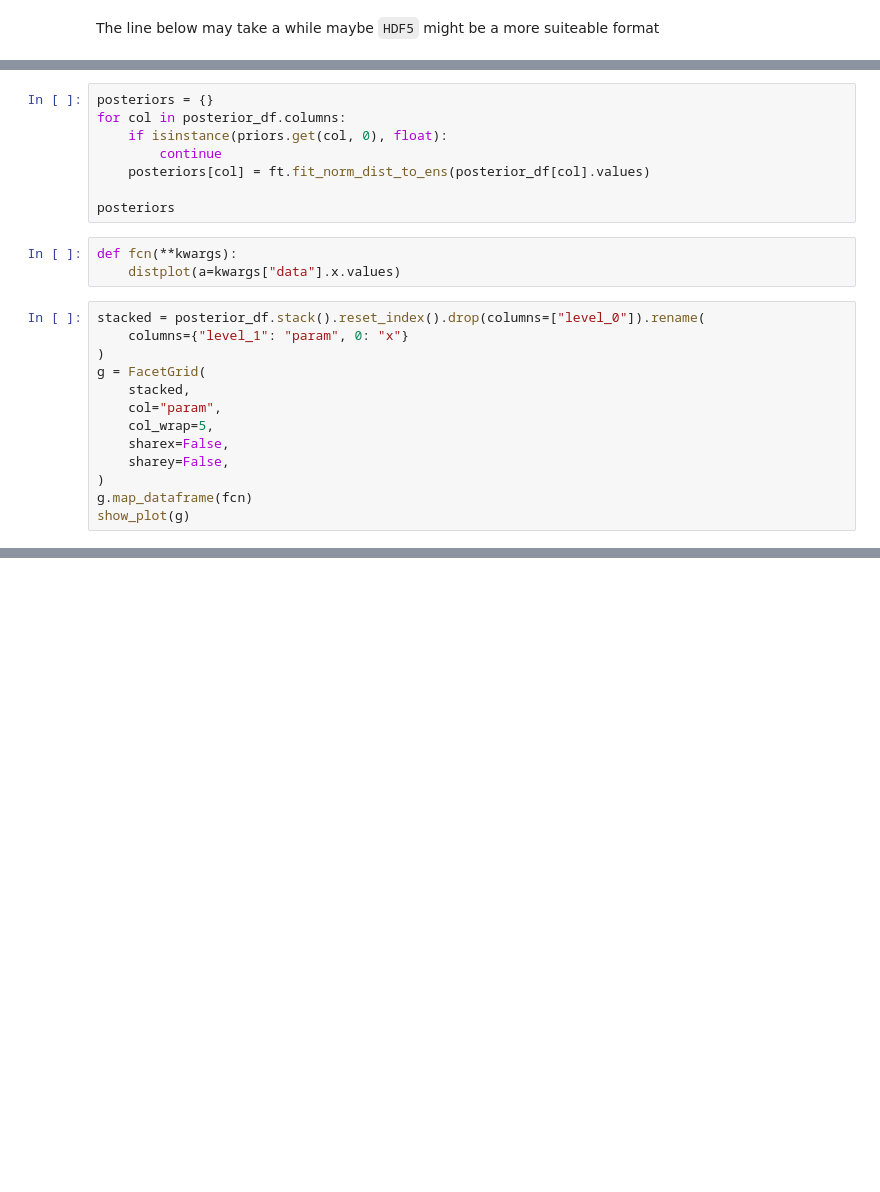
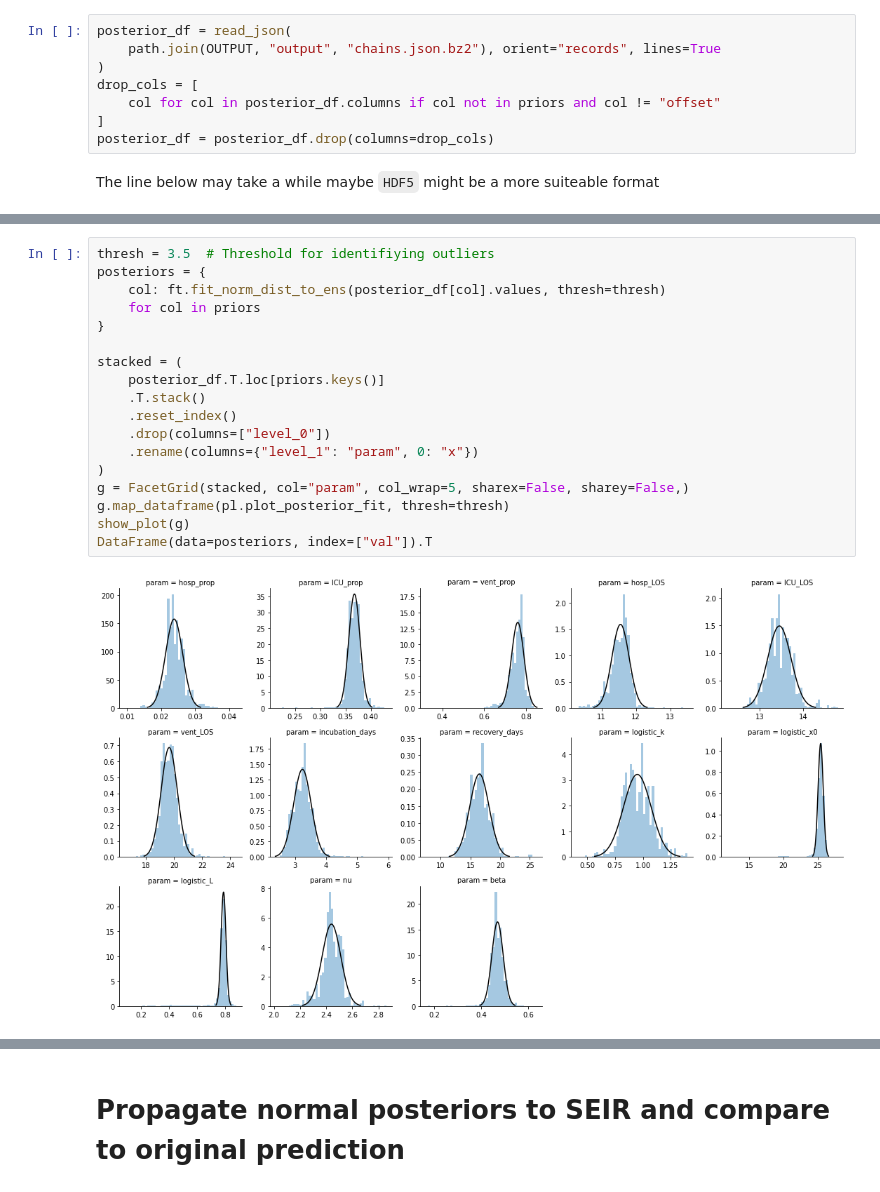
Before and after one commit to pennsignals/bayes-chime, a Jupyter notebook: notebooks/How-to-use-normal-approximations-module.ipynb, the cells around one changed output, grey strips where cells are left out. Drawn from its saved outputs; the diff is of its cells as text; blank space fills up the shorter version.

```diff
--- a/notebooks/How-to-use-normal-approximations-module.ipynb
+++ b/notebooks/How-to-use-normal-approximations-module.ipynb
@@ -47,2 +97,10 @@ show_plot(g)
+# %%
+posterior_df = read_json(
+    path.join(OUTPUT, "output", "chains.json.bz2"), orient="records", lines=True
+)
+drop_cols = [
+    col for col in posterior_df.columns if col not in priors and col != "offset"
+]
+posterior_df = posterior_df.drop(columns=drop_cols)
 # %% [markdown]
 The line below may take a while maybe `HDF5` might be a more suiteable format
@@ -61,24 +116,20 @@ posterior_df.head()
-# %%
-posteriors = {}
-for col in posterior_df.columns:
-    if isinstance(priors.get(col, 0), float):
-        continue
-    posteriors[col] = ft.fit_norm_dist_to_ens(posterior_df[col].values)
-
-posteriors
-# %%
-def fcn(**kwargs):
-    distplot(a=kwargs["data"].x.values)
 # %%
-stacked = posterior_df.stack().reset_index().drop(columns=["level_0"]).rename(
-    columns={"level_1": "param", 0: "x"}
+thresh = 3.5  # Threshold for identifiying outliers
+posteriors = {
+    col: ft.fit_norm_dist_to_ens(posterior_df[col].values, thresh=thresh)
+    for col in priors
+}
+
+stacked = (
+    posterior_df.T.loc[priors.keys()]
+    .T.stack()
+    .reset_index()
+    .drop(columns=["level_0"])
+    .rename(columns={"level_1": "param", 0: "x"})
 )
-g = FacetGrid(
-    stacked,
-    col="param",
-    col_wrap=5,
-    sharex=False,
-    sharey=False,
-)
-g.map_dataframe(fcn)
+g = FacetGrid(stacked, col="param", col_wrap=5, sharex=False, sharey=False,)
+g.map_dataframe(pl.plot_posterior_fit, thresh=thresh)
 show_plot(g)
+DataFrame(data=posteriors, index=["val"]).T
+# %% [output]
+[figure, added]
@@ -84,0 +150,2 @@ show_plot(g)
+# %% [markdown]
+# Propagate normal posteriors to SEIR and compare to original prediction
```
Also changed, not shown: parts of 20 cells of this notebook.
